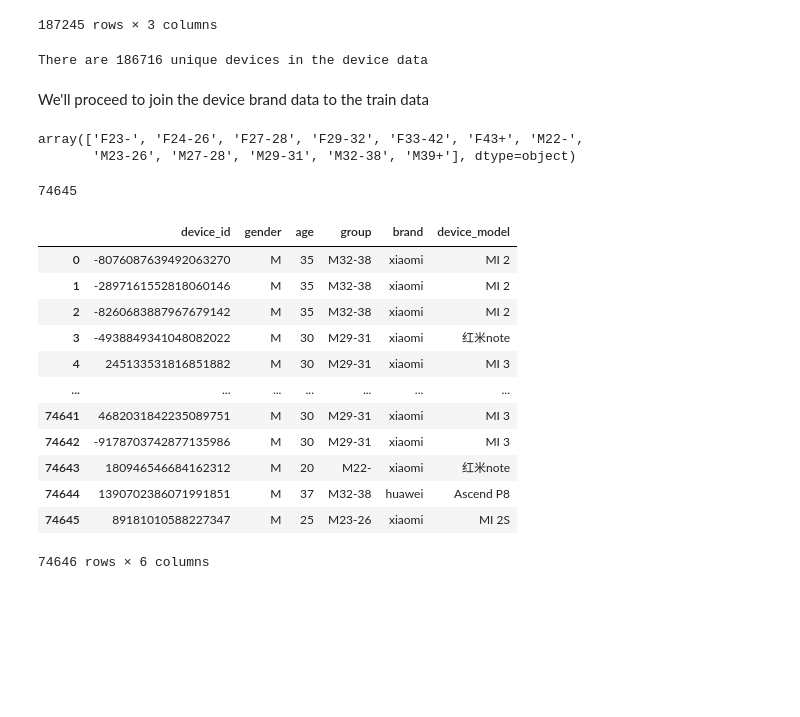
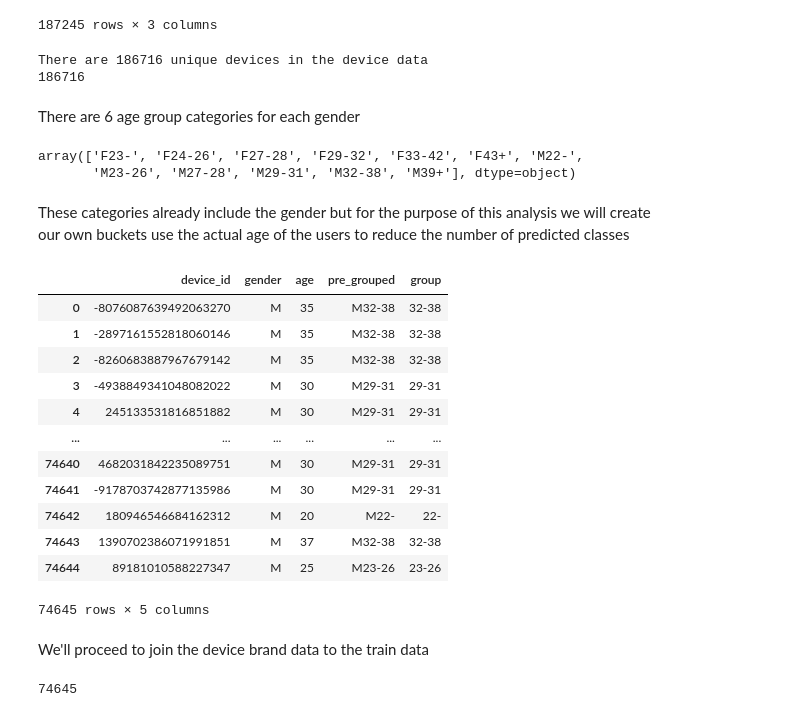
Before and after one commit to alexandrosanat/talking-data-user-demographics, a Jupyter notebook: talking_data_user_demographics.ipynb, the cells around one changed output. Drawn from its saved outputs; the diff is of its cells as text; code cells hidden in the pictures; blank space fills up the shorter version.

```diff
--- a/talking_data_user_demographics.ipynb
+++ b/talking_data_user_demographics.ipynb
@@ -91,5 +94,9 @@ device_data
 187245 rows × 3 columns
 # %%
 print(f'There are {len(device_data["device_id"].unique())} unique devices in the device data')
+# Get rid of duplicates in the device data
+device_data_cln = device_data.drop_duplicates("device_id")
+print(len(device_data_cln))
 # %% [output]
 There are 186716 unique devices in the device data
+186716
@@ -99,28 +103,40 @@ device_data_cln = device_data.drop_duplicates()
+# %% [markdown]
+There are 6 age group categories for each gender
+# %%
+data["gender_age_train"]["group"].sort_values().unique()
+# %% [output]
+array(['F23-', 'F24-26', 'F27-28', 'F29-32', 'F33-42', 'F43+', 'M22-',
+       'M23-26', 'M27-28', 'M29-31', 'M32-38', 'M39+'], dtype=object)
+# %% [markdown]
+These categories already include the gender but for the purpose of this analysis we will create <br>
+our own buckets use the actual age of the users to reduce the number of predicted classes
+# %%
+data["gender_age_train"].rename(columns={"group": "pre_grouped"}, inplace=True)
+bins = [0, 22, 26, 28, 31, 38, 100]
+labels = ["22-", "23-26", "27-28", "29-31", "32-38", "39+"]
+data["gender_age_train"]["group"] = pd.cut(data["gender_age_train"]["age"], bins=bins, labels=labels)
+data["gender_age_train"]
+# %% [output]
+|  | device_id | gender | age | pre_grouped | group |
+| 0 | -8076087639492063270 | M | 35 | M32-38 | 32-38 |
+| 1 | -2897161552818060146 | M | 35 | M32-38 | 32-38 |
+| 2 | -8260683887967679142 | M | 35 | M32-38 | 32-38 |
+| 3 | -4938849341048082022 | M | 30 | M29-31 | 29-31 |
+| 4 | 245133531816851882 | M | 30 | M29-31 | 29-31 |
+| ... | ... | ... | ... | ... | ... |
+| 74640 | 4682031842235089751 | M | 30 | M29-31 | 29-31 |
+| 74641 | -9178703742877135986 | M | 30 | M29-31 | 29-31 |
+| 74642 | 180946546684162312 | M | 20 | M22- | 22- |
+| 74643 | 1390702386071991851 | M | 37 | M32-38 | 32-38 |
+| 74644 | 89181010588227347 | M | 25 | M23-26 | 23-26 |
+74645 rows × 5 columns
 # %% [markdown]
 We'll proceed to join the device brand data to the train data
-# %%
-data["gender_age_train"]["group"].sort_values().unique()
-# %% [output]
-array(['F23-', 'F24-26', 'F27-28', 'F29-32', 'F33-42', 'F43+', 'M22-',
-       'M23-26', 'M27-28', 'M29-31', 'M32-38', 'M39+'], dtype=object)
 # %%
 combined_data = data["gender_age_train"]
 print(len(combined_data))
 combined_data = pd.merge(combined_data, device_data_cln, on="device_id", how="left")
-combined_data
+combined_data.drop(columns=["pre_grouped"], inplace=True)
 # %% [output]
 74645
-|  | device_id | gender | age | group | brand | device_model |
-| 0 | -8076087639492063270 | M | 35 | M32-38 | xiaomi | MI 2 |
-| 1 | -2897161552818060146 | M | 35 | M32-38 | xiaomi | MI 2 |
-| 2 | -8260683887967679142 | M | 35 | M32-38 | xiaomi | MI 2 |
-| 3 | -4938849341048082022 | M | 30 | M29-31 | xiaomi | 红米note |
-| 4 | 245133531816851882 | M | 30 | M29-31 | xiaomi | MI 3 |
-| ... | ... | ... | ... | ... | ... | ... |
-| 74641 | 4682031842235089751 | M | 30 | M29-31 | xiaomi | MI 3 |
-| 74642 | -9178703742877135986 | M | 30 | M29-31 | xiaomi | MI 3 |
-| 74643 | 180946546684162312 | M | 20 | M22- | xiaomi | 红米note |
-| 74644 | 1390702386071991851 | M | 37 | M32-38 | huawei | Ascend P8 |
-| 74645 | 89181010588227347 | M | 25 | M23-26 | xiaomi | MI 2S |
-74646 rows × 6 columns
 # %% [markdown]
```
Also changed, not shown: parts of 31 cells of this notebook, 1 other file.
